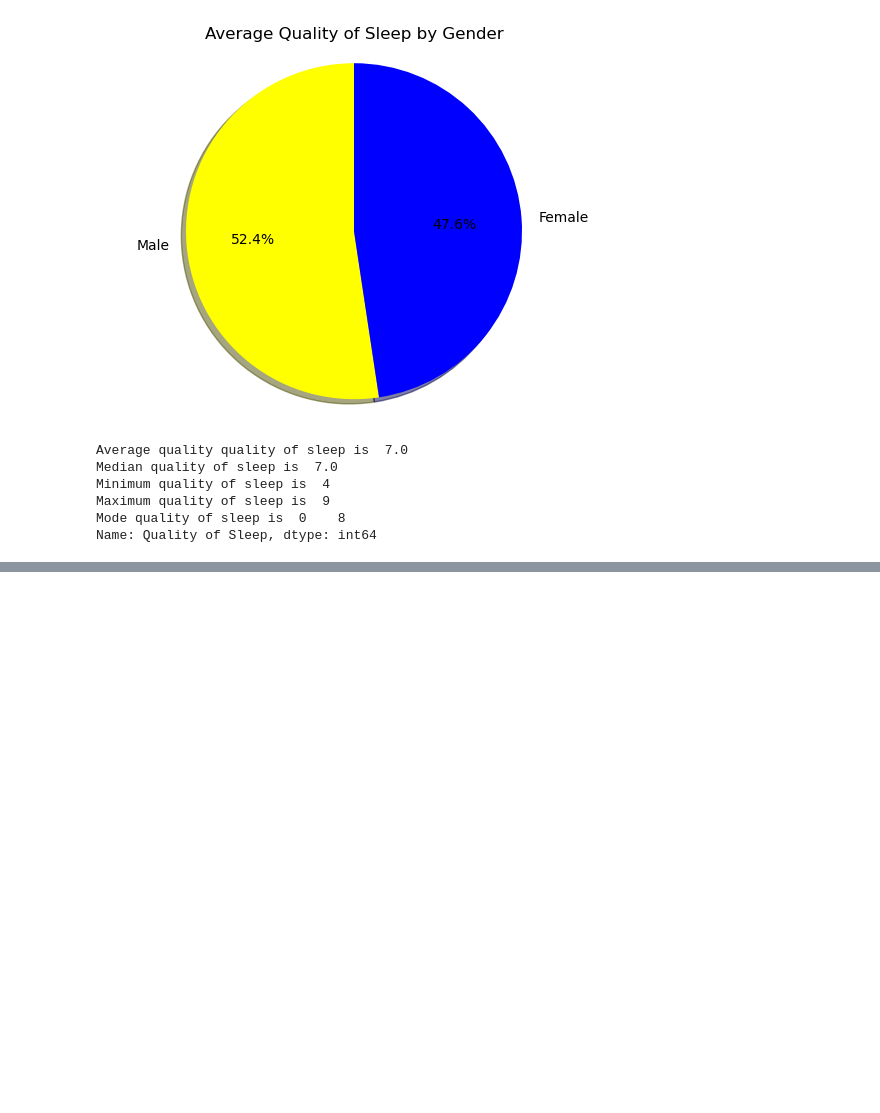
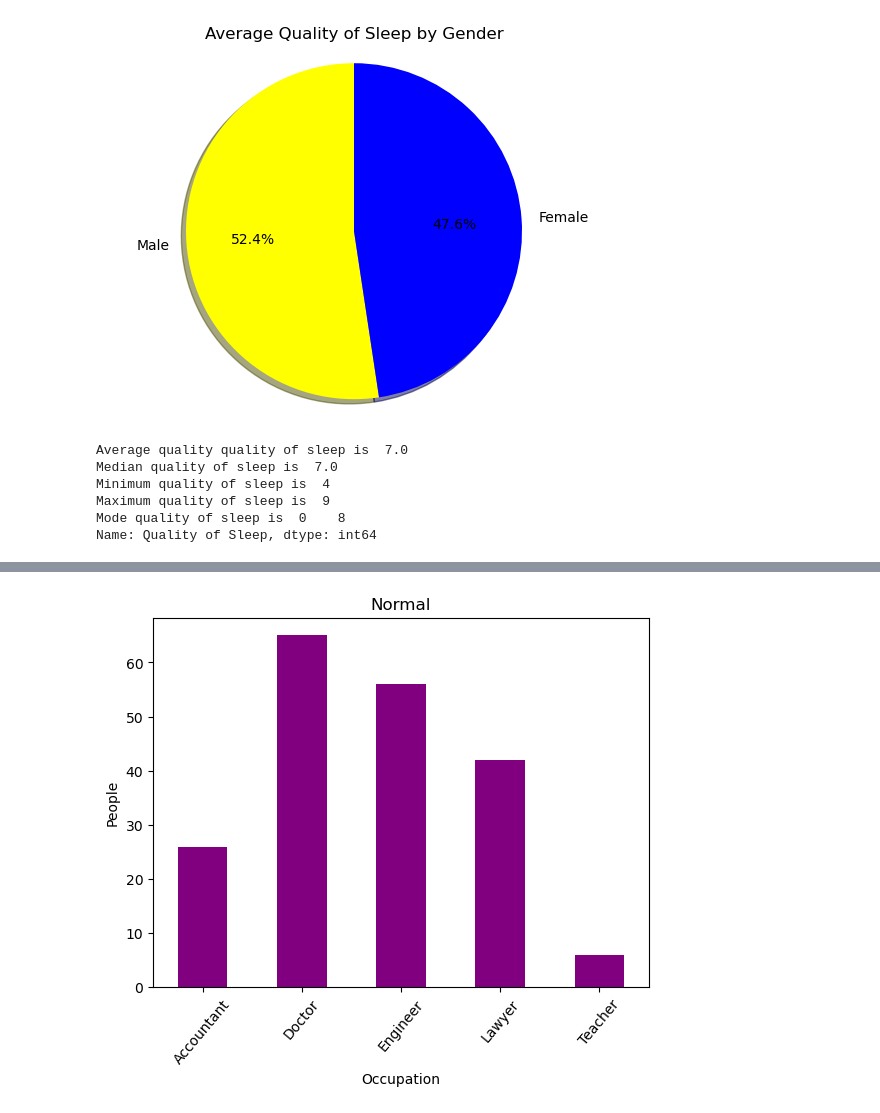
Before and after one commit to jaredsletto/Project_1, a Jupyter notebook: Project_1_sleep.ipynb, the cells around one changed output, grey strips where cells are left out. Cells and saved outputs as stored; diff of their text form; code cells hidden in the pictures; blank space fills up the shorter version.

```diff
--- a/Project_1_sleep.ipynb
+++ b/Project_1_sleep.ipynb
@@ -407,0 +461,3 @@ Name: Quality of Sleep, dtype: int64
+# %%
+BMI_Category_Normal = Normal_df.groupby(["Occupation"])["BMI Category"].count()
+BMI_Category_Normal
@@ -407,0 +517,11 @@ Name: Quality of Sleep, dtype: int64
+# %%
+# Create bar chart for BMI Category and activity levels
+BMI_Category_Normal.plot(kind='bar', color="purple", align="center")
+plt.title("Normal")
+plt.xlabel("Occupation")
+plt.ylabel("People")
+plt.xticks(rotation=50)
+plt.savefig("images/normal_bar.png")
+plt.show()
+# %% [output]
+[figure, added]
```
Also changed, not shown: parts of 23 cells of this notebook, 4 other files.
